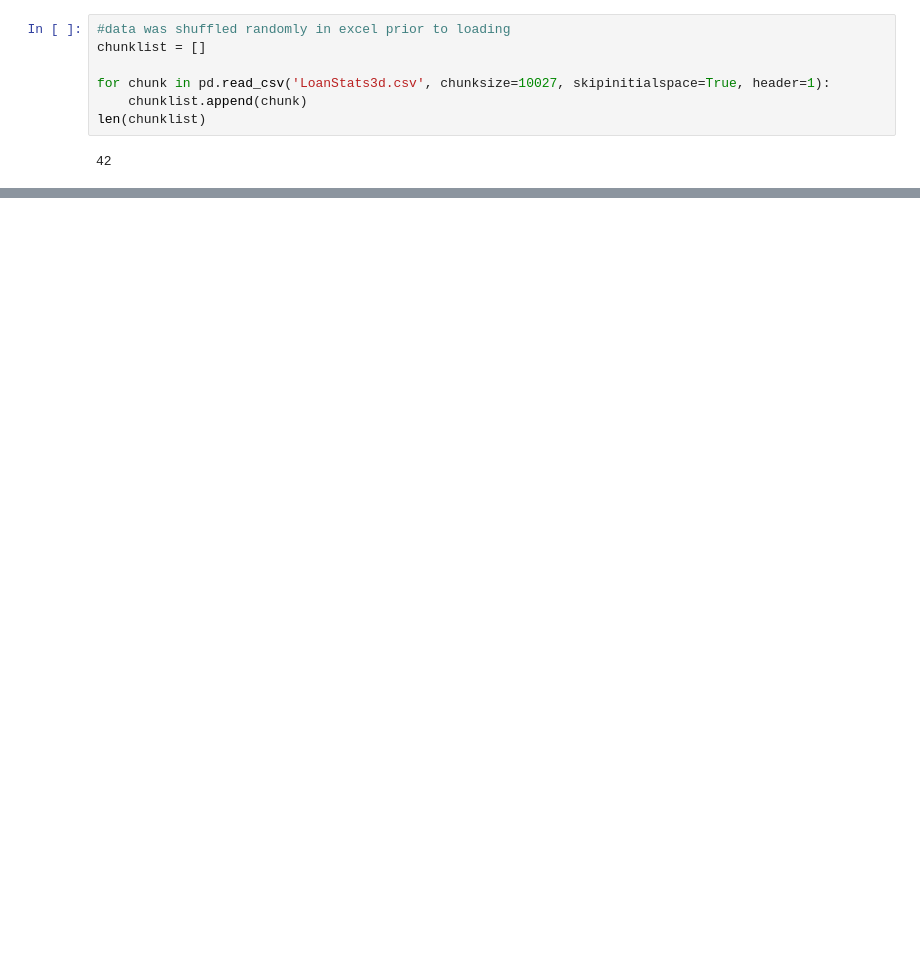
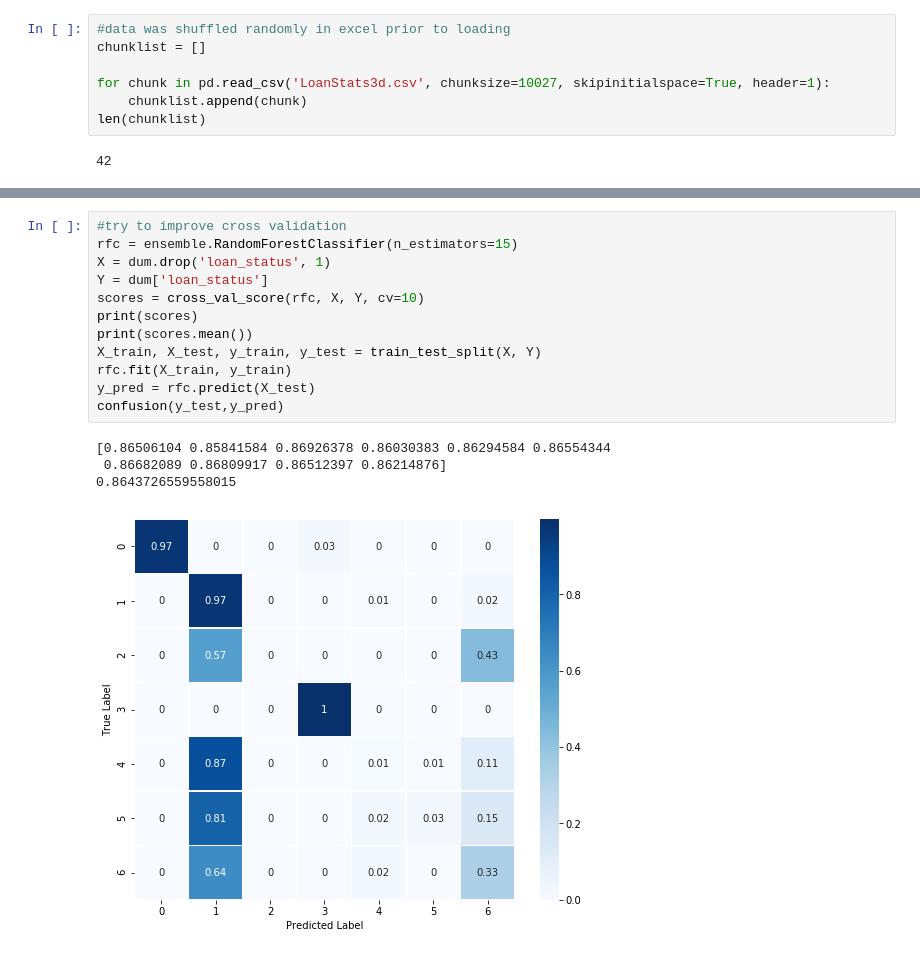
Before and after one commit to YunusBulut/dsprojects, a Jupyter notebook: randomforest/U3.L2.P5_randforest.ipynb, the cells around one changed output, grey strips where cells are left out. Drawn from its saved outputs; the diff is of its cells as text; blank space fills up the shorter version.

Commit message:
random forest exercise

```diff
--- a/randomforest/U3.L2.P5_randforest.ipynb
+++ b/randomforest/U3.L2.P5_randforest.ipynb
@@ -824,0 +799,17 @@ confusion(Y,y_pred)
+# %%
+#try to improve cross validation
+rfc = ensemble.RandomForestClassifier(n_estimators=15)
+X = dum.drop('loan_status', 1)
+Y = dum['loan_status']
+scores = cross_val_score(rfc, X, Y, cv=10)
+print(scores)
+print(scores.mean())
+X_train, X_test, y_train, y_test = train_test_split(X, Y)
+rfc.fit(X_train, y_train)
+y_pred = rfc.predict(X_test)
+confusion(y_test,y_pred)
+# %% [output]
+[0.86506104 0.85841584 0.86926378 0.86030383 0.86294584 0.86554344
+ 0.86682089 0.86809917 0.86512397 0.86214876]
+0.8643726559558015
+[figure, added]
```
Also changed, not shown: parts of 47 cells of this notebook.
